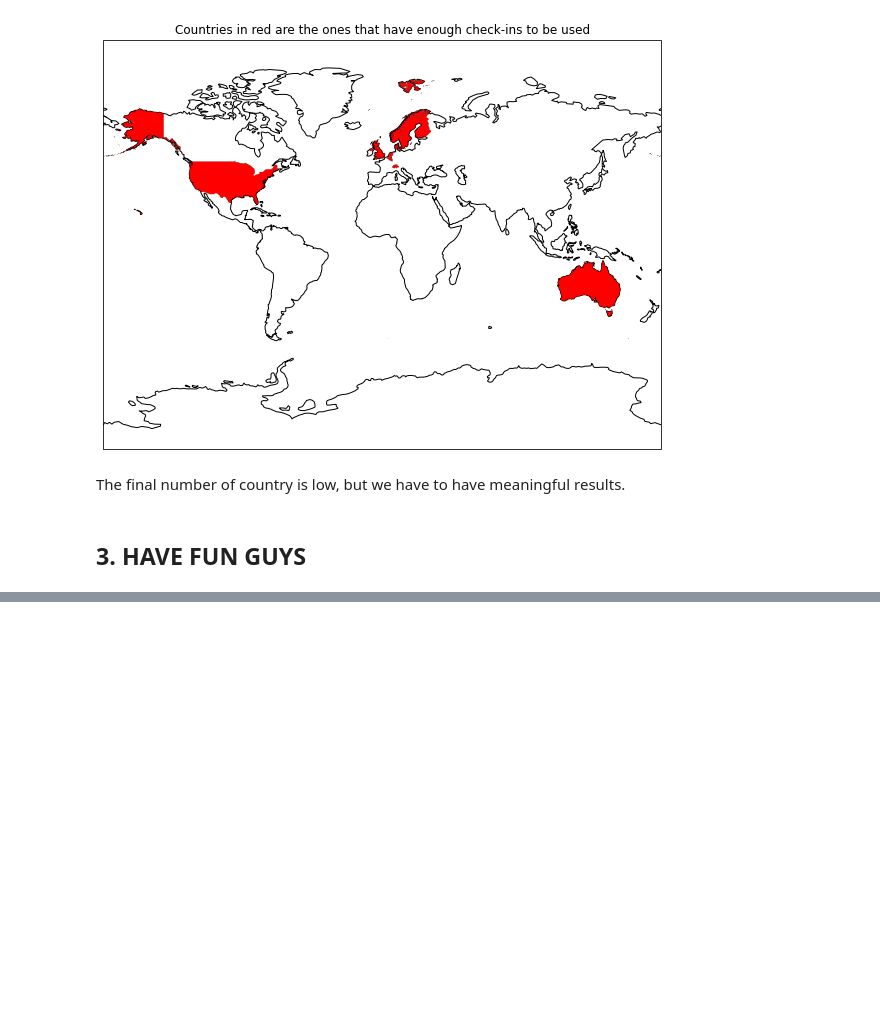
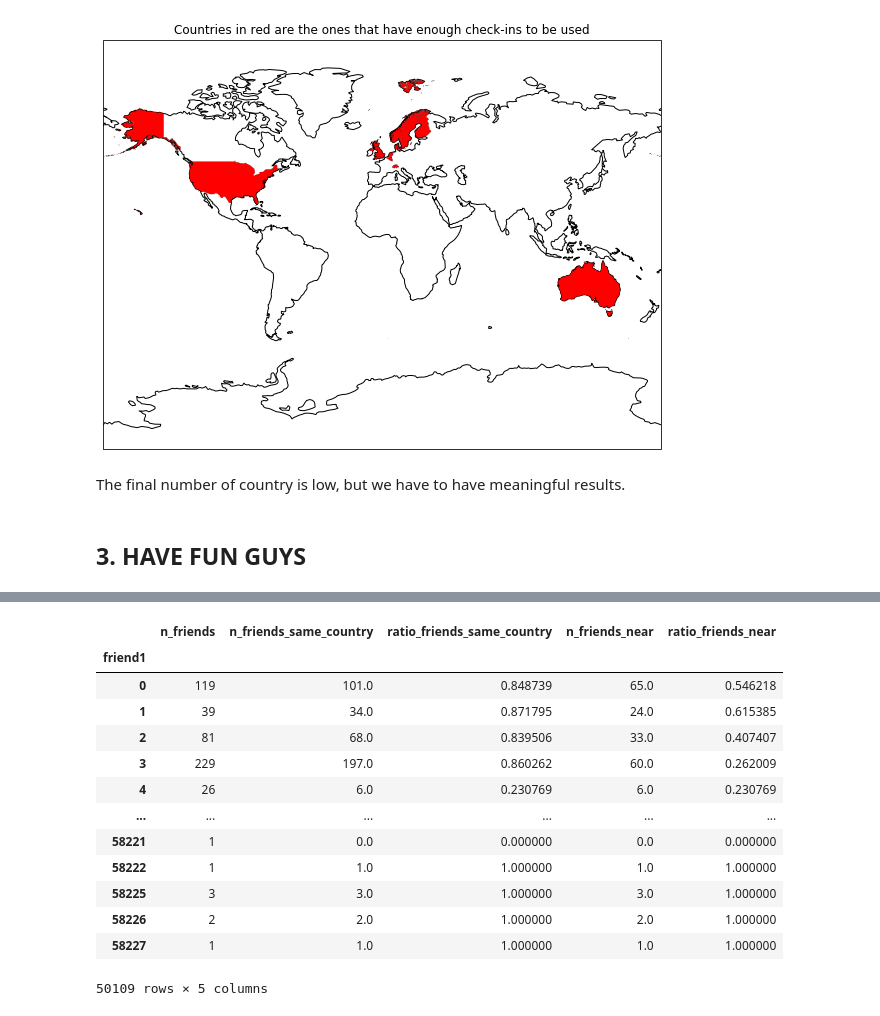
Before and after one commit to asreva/ada-2020-project-milestone-p3-p3_ada-dream-team, a Jupyter notebook: friendship_and_home_position.ipynb, the cells around one changed output, grey strips where cells are left out. Cells and saved outputs as stored; diff of their text form; code cells hidden in the pictures; blank space fills up the shorter version.

```diff
--- a/friendship_and_home_position.ipynb
+++ b/friendship_and_home_position.ipynb
@@ -593,0 +647,5 @@ The final number of country is low, but we have to have meaningful results.
+# %%
+# Dropping those edges which have al least one node with Nan nationality
+gowalla_edges = gowalla_edges.dropna()
+
+bright_edges = bright_edges.dropna()
@@ -593,0 +762,22 @@ The final number of country is low, but we have to have meaningful results.
+# %%
+# Filling Nan values (due to .count() function) with zeros
+gowalla_friends_ch = gowalla_friends_ch.fillna(0)
+
+bright_friends_ch = bright_friends_ch.fillna(0)
+# %%
+gowalla_friends_ch
+# %% [output]
+|  | n_friends | n_friends_same_country | ratio_friends_same_country | n_friends_near | ratio_friends_near |
+| friend1 |  |  |  |  |  |
+| 0 | 119 | 101.0 | 0.848739 | 65.0 | 0.546218 |
+| 1 | 39 | 34.0 | 0.871795 | 24.0 | 0.615385 |
+| 2 | 81 | 68.0 | 0.839506 | 33.0 | 0.407407 |
+| 3 | 229 | 197.0 | 0.860262 | 60.0 | 0.262009 |
+| 4 | 26 | 6.0 | 0.230769 | 6.0 | 0.230769 |
+| ... | ... | ... | ... | ... | ... |
+| 58221 | 1 | 0.0 | 0.000000 | 0.0 | 0.000000 |
+| 58222 | 1 | 1.0 | 1.000000 | 1.0 | 1.000000 |
+| 58225 | 3 | 3.0 | 1.000000 | 3.0 | 1.000000 |
+| 58226 | 2 | 2.0 | 1.000000 | 2.0 | 1.000000 |
+| 58227 | 1 | 1.0 | 1.000000 | 1.0 | 1.000000 |
+50109 rows × 5 columns
```
Also changed, not shown: parts of 22 cells of this notebook.
